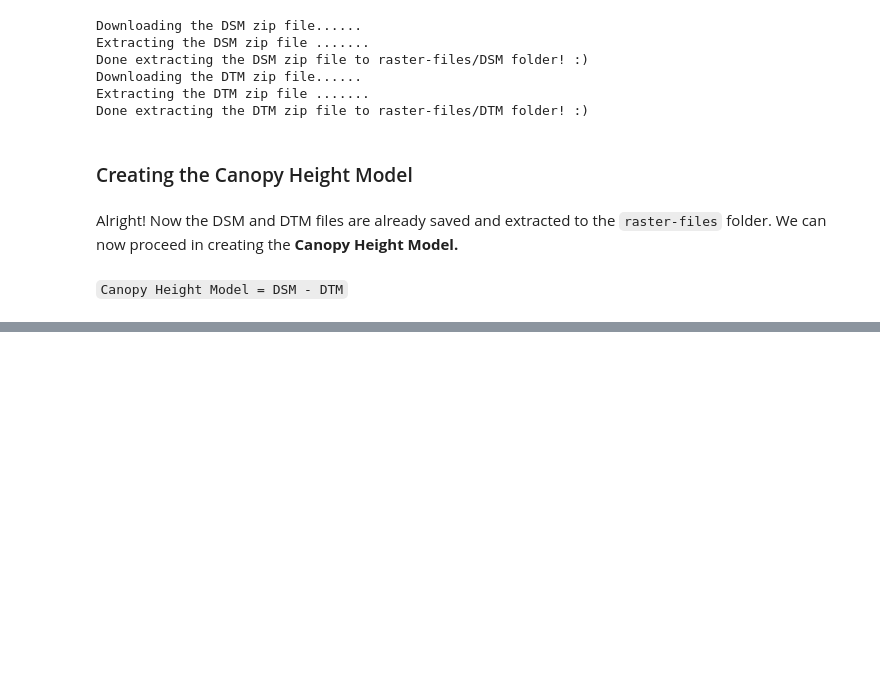
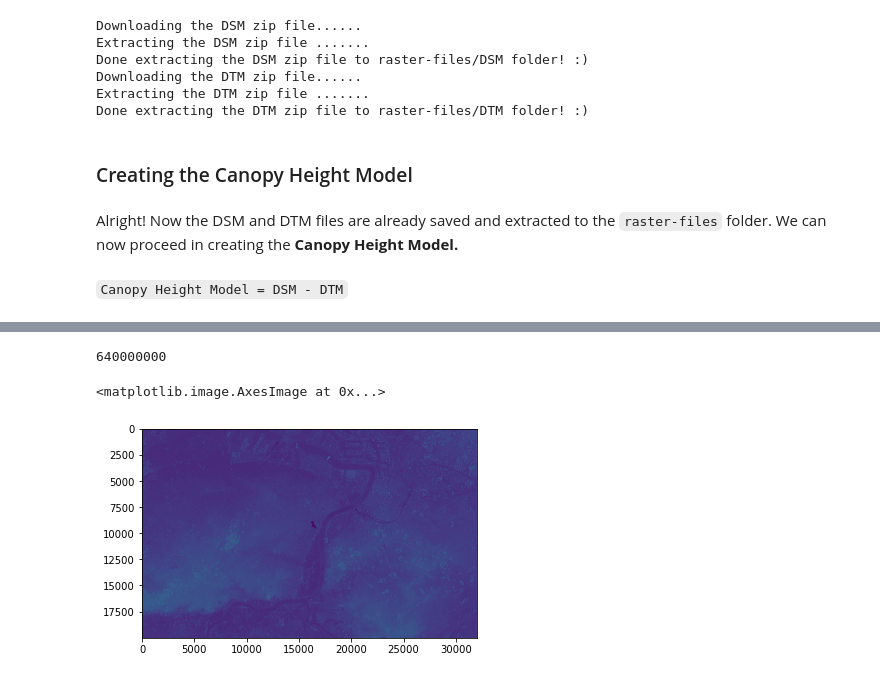
Before and after one commit to arlene14ko/3D_houses, a Jupyter notebook: 3D_houses_project.ipynb, the cells around one changed output, grey strips where cells are left out. Saved outputs shown, nothing was run; the diff lists cells and outputs as text; code cells hidden in the pictures; blank space fills up the shorter version.

```diff
--- a/3D_houses_project.ipynb
+++ b/3D_houses_project.ipynb
@@ -141,2 +281,0 @@ Name: 21, dtype: object
-# %%
-num = 42
@@ -198,9 +327,0 @@ b1 = band1.ReadAsArray()
-# %%
-img = np.dstack((b1))
-f = plt.figure()
-
-img.squeeze()
-
-plt.imshow(img)
-plt.savefig('Tiff.png')
-plt.show()
@@ -216,0 +330,6 @@ type(raster)
+# %%
+#Getting the DSM file
+if num < 9:
+    DSM_file = f'data/raster-files/DSM/GeoTiff/DHMVIIDSMRAS1m_k0{num+1}.tif'
+else:
+    DSM_file = f'data/raster-files/DSM/GeoTiff/DHMVIIDSMRAS1m_k{num+1}.tif'
@@ -216,0 +350,4 @@ type(raster)
+# %%
+dsm = rt.open(DSM_file)
+dsm_array = dsm.read(1) #reading the 1st band
+dsm_array
@@ -216,0 +362,9 @@ type(raster)
+# %%
+dsm_array.size
+# %% [output]
+640000000
+# %%
+plt.imshow(dsm_array)
+# %% [output]
+<matplotlib.image.AxesImage at 0x...>
+[figure, added]
```
Also changed, not shown: parts of 61 cells of this notebook, 1 other file.
